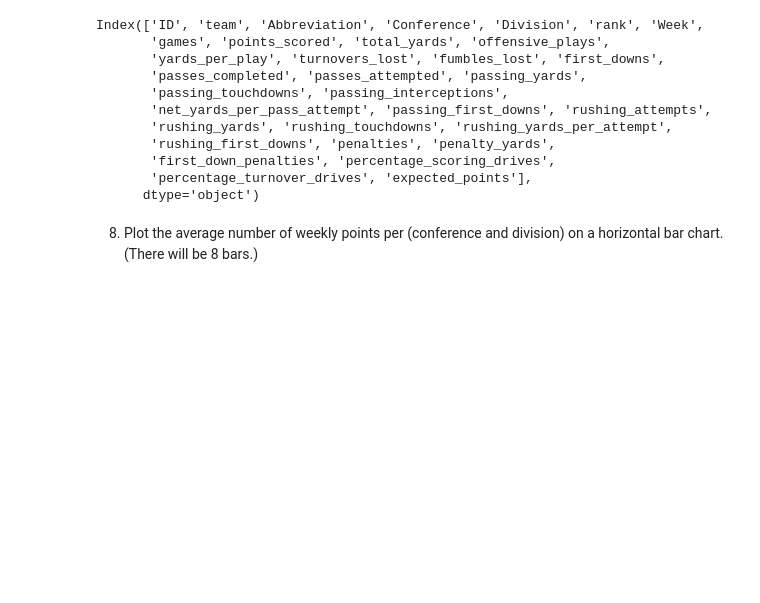
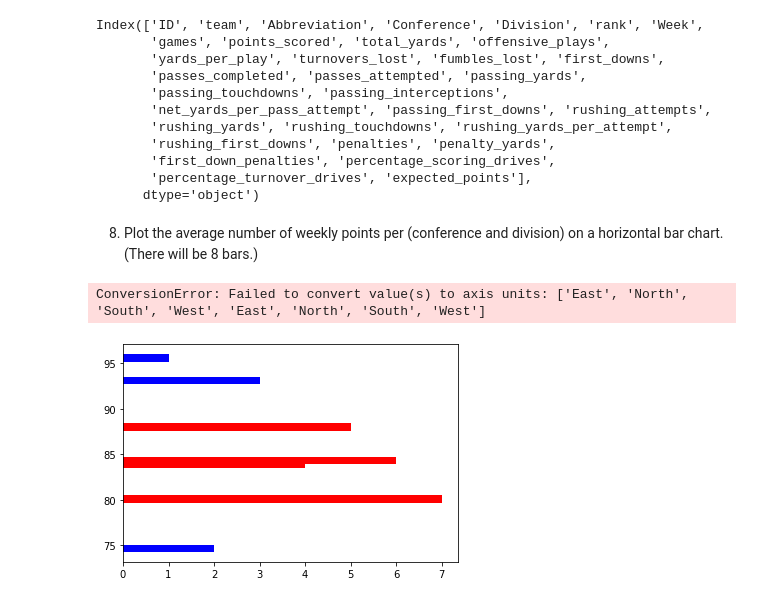
Before and after one commit to sflowers51/cis277-fa22-Lab5, a Jupyter notebook: Lab5.ipynb, the cells around one changed output. Drawn from its saved outputs; the diff is of its cells as text; code cells hidden in the pictures; blank space fills up the shorter version.

```diff
--- a/Lab5.ipynb
+++ b/Lab5.ipynb
@@ -185,3 +183,27 @@ Index(['ID', 'team', 'Abbreviation', 'Conference', 'Division', 'rank', 'Week',
       dtype='object')
 # %% [markdown]
 8. Plot the average number of weekly points per (conference and division) on a horizontal bar chart. (There will be 8 bars.)
+# %%
+NFC = df[(df.Conference) == 'NFC' ]
+AFC =  df[(df.Conference) == 'AFC']
+
+weeklyNFC = NFC.groupby('Division').points_scored.mean()
+weeklyAFC = AFC.groupby('Division').points_scored.mean()
+
+AFC.groupby('Division').Conference.value_counts()
+
+NFL = ["East","North","South","West","East","North","South","West"]
+
+# NFL = pd.concat([conAFC,conNFC])
+
+mergedPoints = pd.concat([weeklyAFC,weeklyNFC])
+
+
+colors = ['blue','blue','blue','blue','red','red','red','red']
+spc = np.arange(8)
+
+plt.barh(mergedPoints , spc, color = colors);
+plt.xticks(NFL , spc);
+# %% [output]
+ConversionError: Failed to convert value(s) to axis units: ['East', 'North', 'South', 'West', 'East', 'North', 'South', 'West']
+[figure, added]
```
Also changed, not shown: parts of 5 cells of this notebook.
